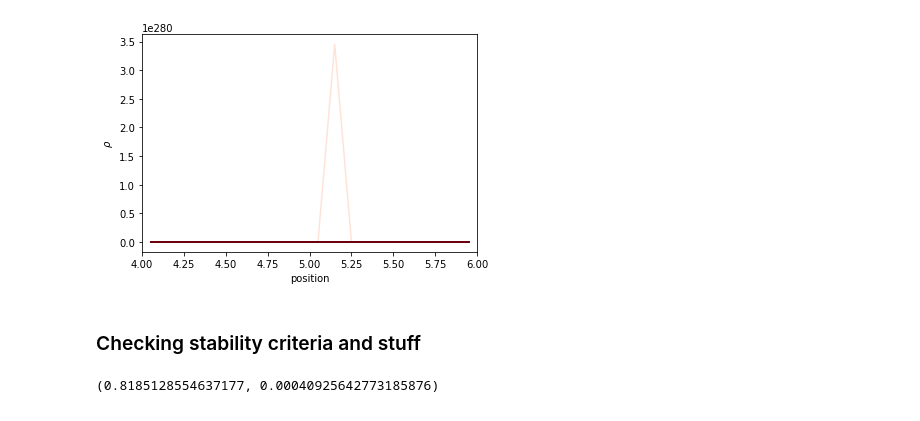
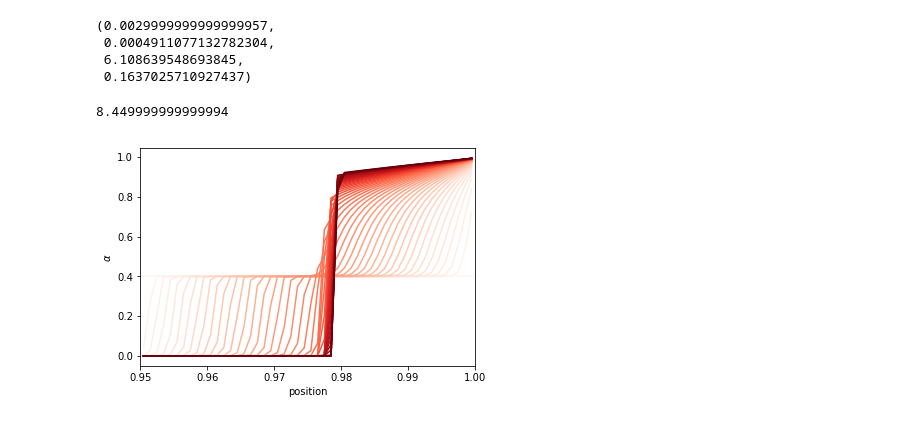
Before and after one commit to cliffanderson720/MS-Thesis-Pitt, a Jupyter notebook: Simulations/main_simulation.ipynb, the cells around one changed output. Saved outputs shown, nothing was run; the diff lists cells and outputs as text; code cells hidden in the pictures.

```diff
--- a/Simulations/main_simulation.ipynb
+++ b/Simulations/main_simulation.ipynb
@@ -91,25 +99,55 @@ x     = (xf[1:] + xf[:-1])/2
+# %%
+# Experimental parameters
+α_rbc_0 = 0.4
+RPM = 3000
+spin = (RPM,radius['RBC'],density['RBC'])
+
+tend   = 1      # s
+ntimes = 50
+ngrd   = 50
+r1     = 0.057  # m
+r2     = 0.06   # m
+L      = r2-r1  # m
+
+# Non-dimensionalized variables
+U0 = stokes(RPM,r2,radius['RBC'],density['RBC'])
+T  = L/U0 # seconds it takes to traverse length going at max speed.
+cycles = tend/T
+
+# Time and space grids                  Dimensions
+times  = np.linspace(0,cycles,ntimes) #
+Δt     = tend/ntimes                  # s
+ngrdf  = ngrd+1                       #
+xf     = np.linspace(r1/r2,1,ngrdf)   #
+Δx     = xf[1]-xf[0]                  #
+x      = (xf[1:] + xf[:-1])/2         #
+
+α0  = np.ones(ngrd)*α_rbc_0
+αall,diag = odeint(godunov, α0, times,args=(x,spin),full_output=1)
+# %%
+L,U0,T,tend/T
+# %% [output]
+(0.0029999999999999957,
+ 0.0004911077132782304,
+ 6.108639548693845,
+ 0.1637025710927437)
+# %%
+cfl = Δt*get_c(0.35,r1,spin)/Δx; cfl
+# %% [output]
+8.449999999999994
 # %%
-# %matplotlib notebook
+# %matplotlib inline
 fig = plt.figure()
 fig.figsize=(10,10)
 
 color = plt.get_cmap('Reds')
-colors = iter(color(np.linspace(0.0,1,ntimes)))
+colors = iter(color(np.linspace(0,1,ntimes)))
 for j in range(ntimes):
-    plt.plot(x*100,αall[j,:],color=next(colors))
+    plt.plot(x,αall[j,:],color=next(colors))
 
 plt.xlabel('position')
-plt.ylabel(r'$\rho$')
-plt.xlim([r1*100,r2*100]);
-# plt.ylim([0,1]);
+plt.ylabel(r'$\alpha$')
+plt.xlim([r1/r2,1]);
 plt.show()
 # %% [output]
-[figure, old version]
+[figure, new version]
-# %% [markdown]
-### Checking stability criteria and stuff
-# %%
-v = stokes(3000,0.05,radius['RBC'],density['RBC'])
-c = Δt*v/Δx
-c,v
-# %% [output]
-(0.8185128554637177, 0.00040925642773185876)
```
Also changed, not shown: parts of 8 cells of this notebook, 5 other files.
